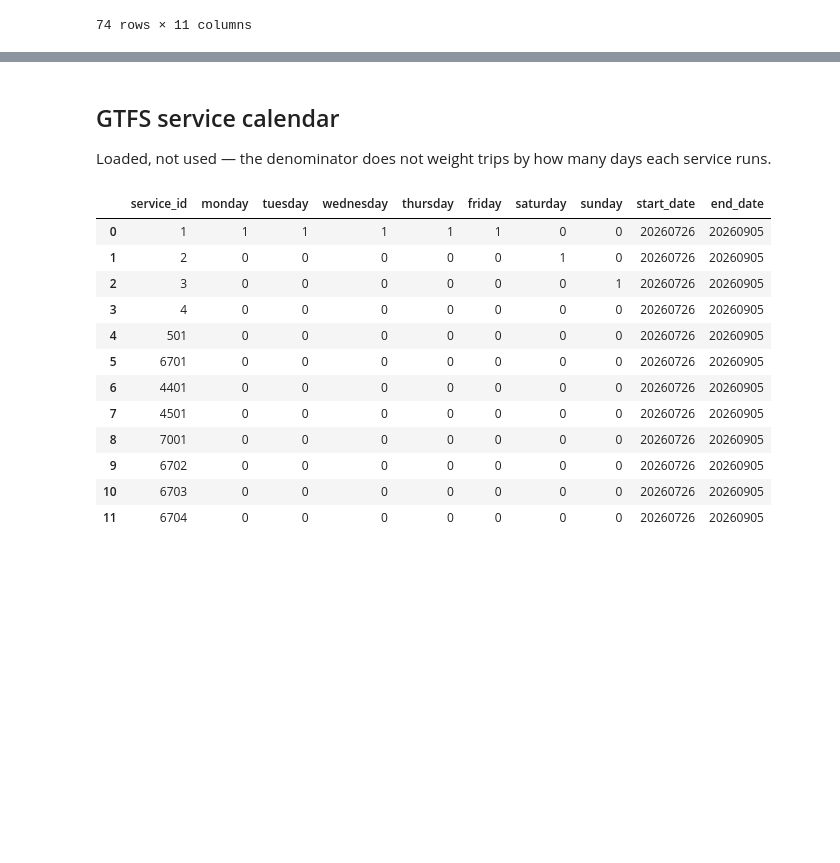
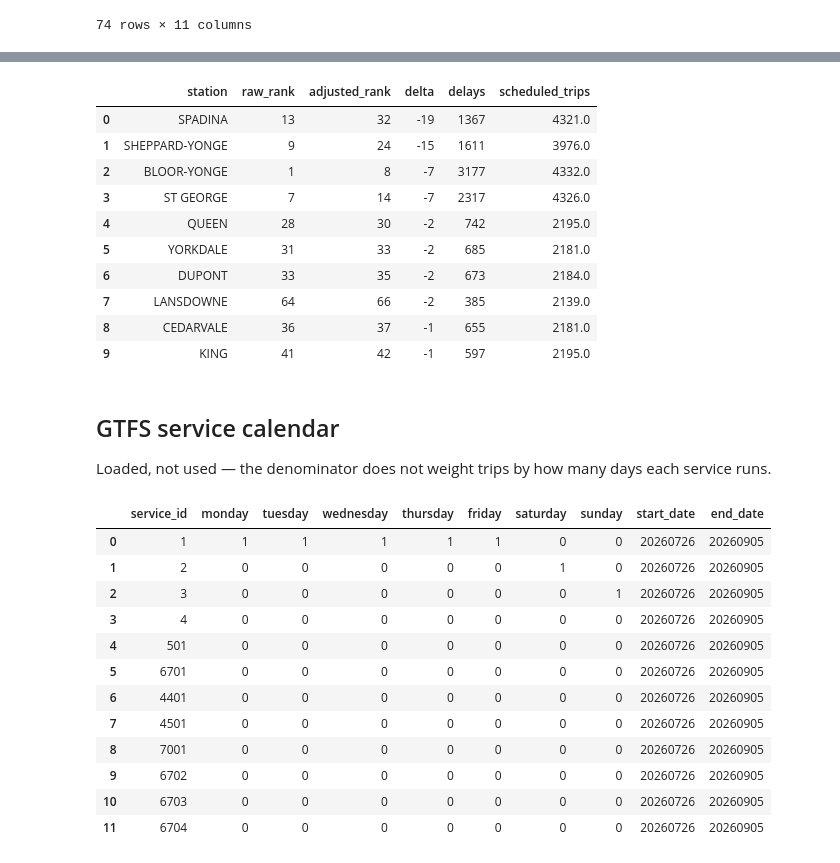
Before and after one commit to DevAwol/TTCdelay, a Jupyter notebook: explore.ipynb, the cells around one changed output, grey strips where cells are left out. Saved outputs shown, nothing was run; the diff lists cells and outputs as text; code cells hidden in the pictures; blank space fills up the shorter version.

Commit message:
add merge table for intersecting station

```diff
--- a/explore.ipynb
+++ b/explore.ipynb
@@ -892,3 +908,24 @@ con.sql("""
+# %%
+con.sql("""
+    SELECT station, raw_rank, adjusted_rank,
+        raw_rank - adjusted_rank AS delta,
+    delays, scheduled_trips
+    FROM station_unreliability_2018_merged
+    ORDER BY delta
+    LIMIT 10
+""").df()
+# %% [output]
+|  | station | raw_rank | adjusted_rank | delta | delays | scheduled_trips |
+| 0 | SPADINA | 13 | 32 | -19 | 1367 | 4321.0 |
+| 1 | SHEPPARD-YONGE | 9 | 24 | -15 | 1611 | 3976.0 |
+| 2 | BLOOR-YONGE | 1 | 8 | -7 | 3177 | 4332.0 |
+| 3 | ST GEORGE | 7 | 14 | -7 | 2317 | 4326.0 |
+| 4 | QUEEN | 28 | 30 | -2 | 742 | 2195.0 |
+| 5 | YORKDALE | 31 | 33 | -2 | 685 | 2181.0 |
+| 6 | DUPONT | 33 | 35 | -2 | 673 | 2184.0 |
+| 7 | LANSDOWNE | 64 | 66 | -2 | 385 | 2139.0 |
+| 8 | CEDARVALE | 36 | 37 | -1 | 655 | 2181.0 |
+| 9 | KING | 41 | 42 | -1 | 597 | 2195.0 |
 # %% [markdown]
 ## GTFS service calendar
 
```
Also changed, not shown: parts of 14 cells of this notebook.
